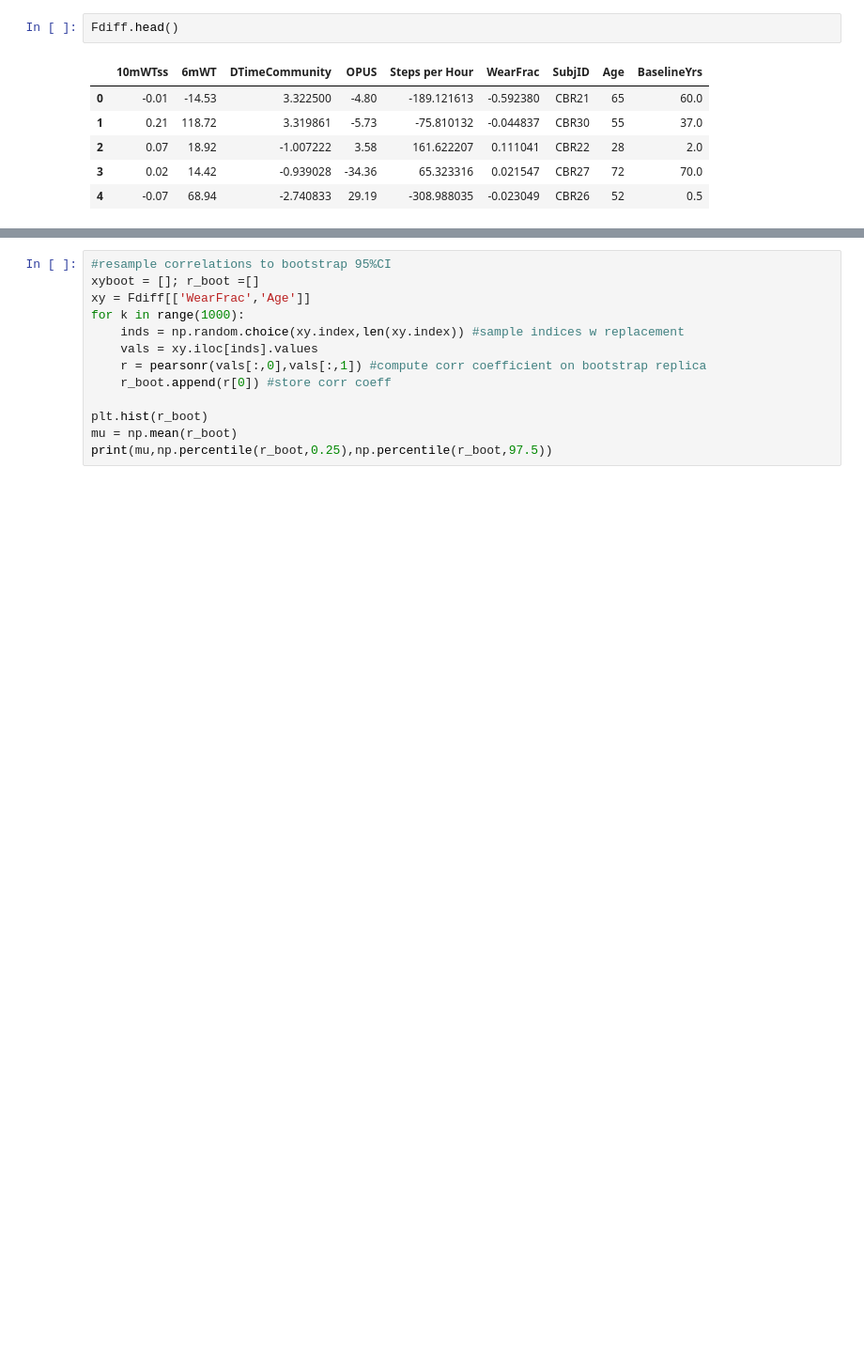
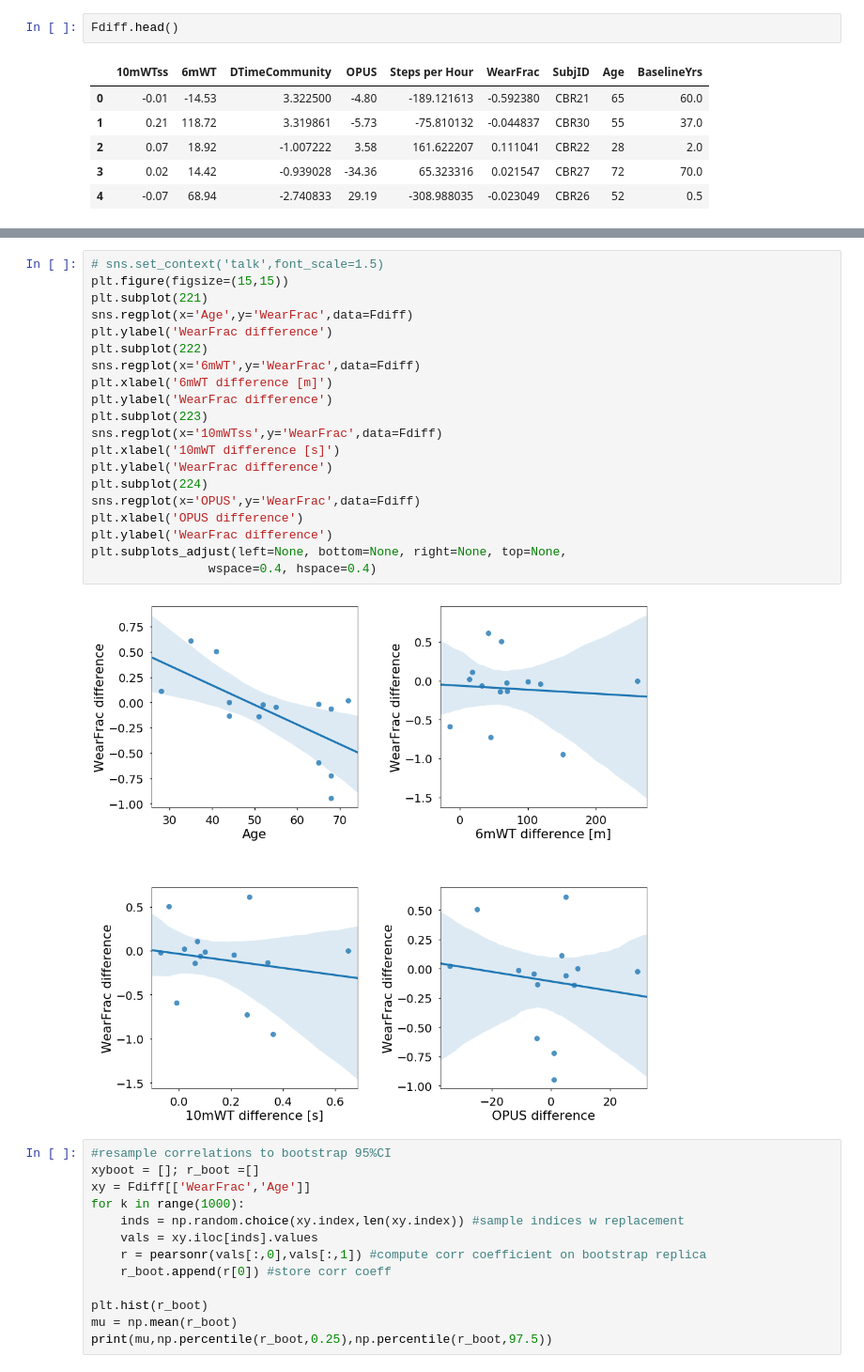
Before and after one commit to Luke3D/CbrAnalysis, a Jupyter notebook: PaperAnalysis.ipynb, the cells around one changed output, grey strips where cells are left out. Shown at 94% size. Drawn from its saved outputs; the diff is of its cells as text; blank space fills up the shorter version.

```diff
--- a/PaperAnalysis.ipynb
+++ b/PaperAnalysis.ipynb
@@ -558,3 +583,25 @@ plt.title('Difference Features')
+# %%
+# sns.set_context('talk',font_scale=1.5)
+plt.figure(figsize=(15,15))
+plt.subplot(221)
+sns.regplot(x='Age',y='WearFrac',data=Fdiff)
+plt.ylabel('WearFrac difference')
+plt.subplot(222)
+sns.regplot(x='6mWT',y='WearFrac',data=Fdiff)
+plt.xlabel('6mWT difference [m]')
+plt.ylabel('WearFrac difference')
+plt.subplot(223)
+sns.regplot(x='10mWTss',y='WearFrac',data=Fdiff)
+plt.xlabel('10mWT difference [s]')
+plt.ylabel('WearFrac difference')
+plt.subplot(224)
+sns.regplot(x='OPUS',y='WearFrac',data=Fdiff)
+plt.xlabel('OPUS difference')
+plt.ylabel('WearFrac difference')
+plt.subplots_adjust(left=None, bottom=None, right=None, top=None,
+                wspace=0.4, hspace=0.4)
+# %% [output]
+[figure, added]
 # %%
 #resample correlations to bootstrap 95%CI
 xyboot = []; r_boot =[]
```
Also changed, not shown: parts of 9 cells of this notebook.
